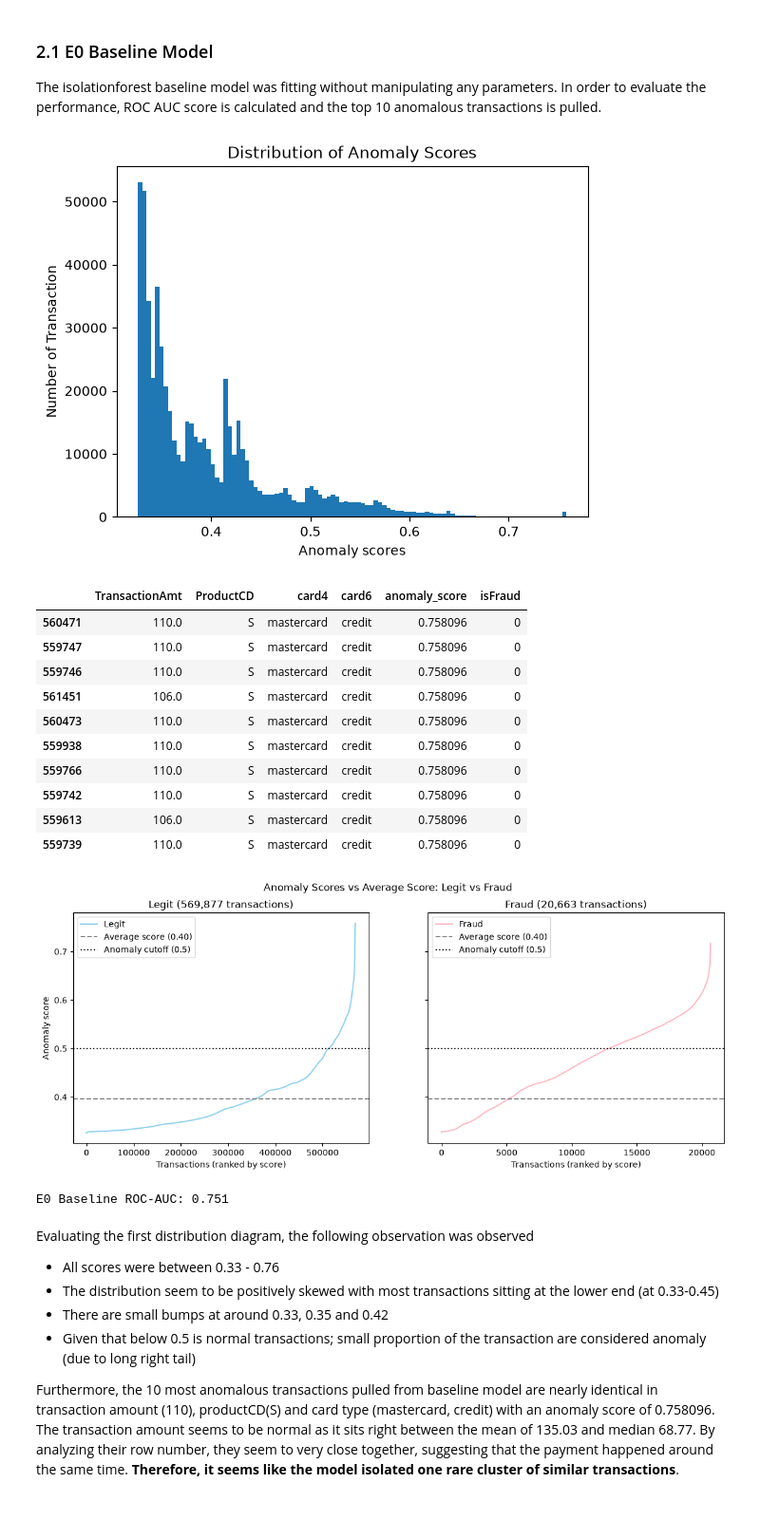
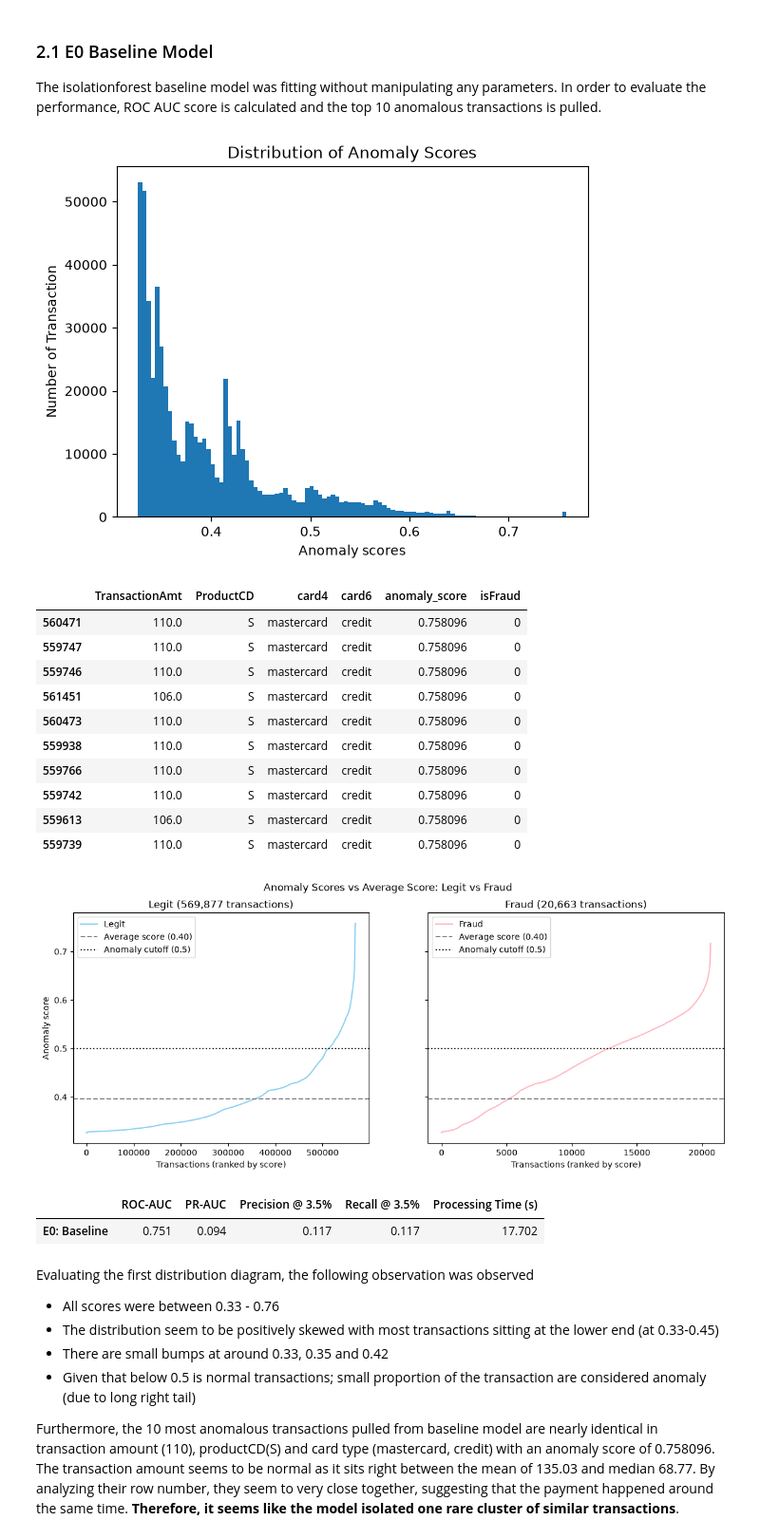
Before and after one commit to Nafisatibrahim/Unsupervised-fraud-detection-the-outliers, a Jupyter notebook: 03_milly/notebooks/Isolationforest_experiment.ipynb, the cells around one changed output. Shown at 95% size. Drawn from its saved outputs; the diff is of its cells as text; code cells hidden in the pictures; blank space fills up the shorter version.

```diff
--- a/03_milly/notebooks/Isolationforest_experiment.ipynb
+++ b/03_milly/notebooks/Isolationforest_experiment.ipynb
@@ -39,9 +39,15 @@ isolated.fit(newdf)
 e0_scores = -isolated.score_samples(newdf)
 end = time.perf_counter() #end of process time tracker
 
+# top 3.5% most anomalous transactions
+k = int(0.035 * len(df))
+e0_frauds_caught = df["isFraud"].values[np.argsort(-e0_scores)[:k]].sum()
+
 # save E0 results to the results table
 all_results.loc["E0: Baseline"] = [roc_auc_score(df["isFraud"], e0_scores),
                                    average_precision_score(df["isFraud"], e0_scores),
+                                   e0_frauds_caught / k,
+                                   e0_frauds_caught / df["isFraud"].sum(),
                                    end - start]
 
 # copy of the original df so the anomaly score doesn't get added to df
@@ -78,35 +84,41 @@ fig, axes = plt.subplots(1, 2, figsize=(14, 5), sharey=True)
 axes[0].plot(range(len(anom_legit)), anom_legit["anomaly_score"], color="#89CFF0", label="Legit")
 axes[0].set_title(f"Legit ({len(anom_legit):,} transactions)")
 axes[1].plot(range(len(anom_fraud)), anom_fraud["anomaly_score"], color="#FFB6C1", label="Fraud")
 axes[1].set_title(f"Fraud ({len(anom_fraud):,} transactions)")
 
 for ax in axes:
     ax.axhline(mean_score, color="grey", linestyle="--", label=f"Average score ({mean_score:.2f})")
     ax.axhline(0.5, color="black", linestyle=":", label="Anomaly cutoff (0.5)")
     ax.set_xlabel("Transactions (ranked by score)")
     ax.legend()
 axes[0].set_ylabel("Anomaly score")
 
 fig.suptitle("Anomaly Scores vs Average Score: Legit vs Fraud")
 plt.show()
 # ROC-AUC of the baseline model (uses all transactions, not just the anomalous ones)
 e0_roc_auc = roc_auc_score(tempdf["isFraud"], tempdf["anomaly_score"])
-print(f"E0 Baseline ROC-AUC: {e0_roc_auc:.3f}")
+
+
+# PR-AUC, precision and recall of the baseline model
+e0_pr_auc = average_precision_score(tempdf["isFraud"], tempdf["anomaly_score"])
+
+display(all_results.loc[["E0: Baseline"]].round(3))
 # %% [output]
 [figure]
 |  | TransactionAmt | ProductCD | card4 | card6 | anomaly_score | isFraud |
 | 560471 | 110.0 | S | mastercard | credit | 0.758096 | 0 |
 | 559747 | 110.0 | S | mastercard | credit | 0.758096 | 0 |
 | 559746 | 110.0 | S | mastercard | credit | 0.758096 | 0 |
 | 561451 | 106.0 | S | mastercard | credit | 0.758096 | 0 |
 | 560473 | 110.0 | S | mastercard | credit | 0.758096 | 0 |
 | 559938 | 110.0 | S | mastercard | credit | 0.758096 | 0 |
 | 559766 | 110.0 | S | mastercard | credit | 0.758096 | 0 |
 | 559742 | 110.0 | S | mastercard | credit | 0.758096 | 0 |
 | 559613 | 106.0 | S | mastercard | credit | 0.758096 | 0 |
 | 559739 | 110.0 | S | mastercard | credit | 0.758096 | 0 |
 [figure]
-E0 Baseline ROC-AUC: 0.751
+|  | ROC-AUC | PR-AUC | Precision @ 3.5% | Recall @ 3.5% | Processing Time (s) |
+| E0: Baseline | 0.751 | 0.094 | 0.117 | 0.117 | 17.702 |
 # %% [markdown]
 Evaluating the first distribution diagram, the following observation was observed
 - All scores were between 0.33 - 0.76
```
Also changed, not shown: parts of 6 cells of this notebook, 1 other file.
